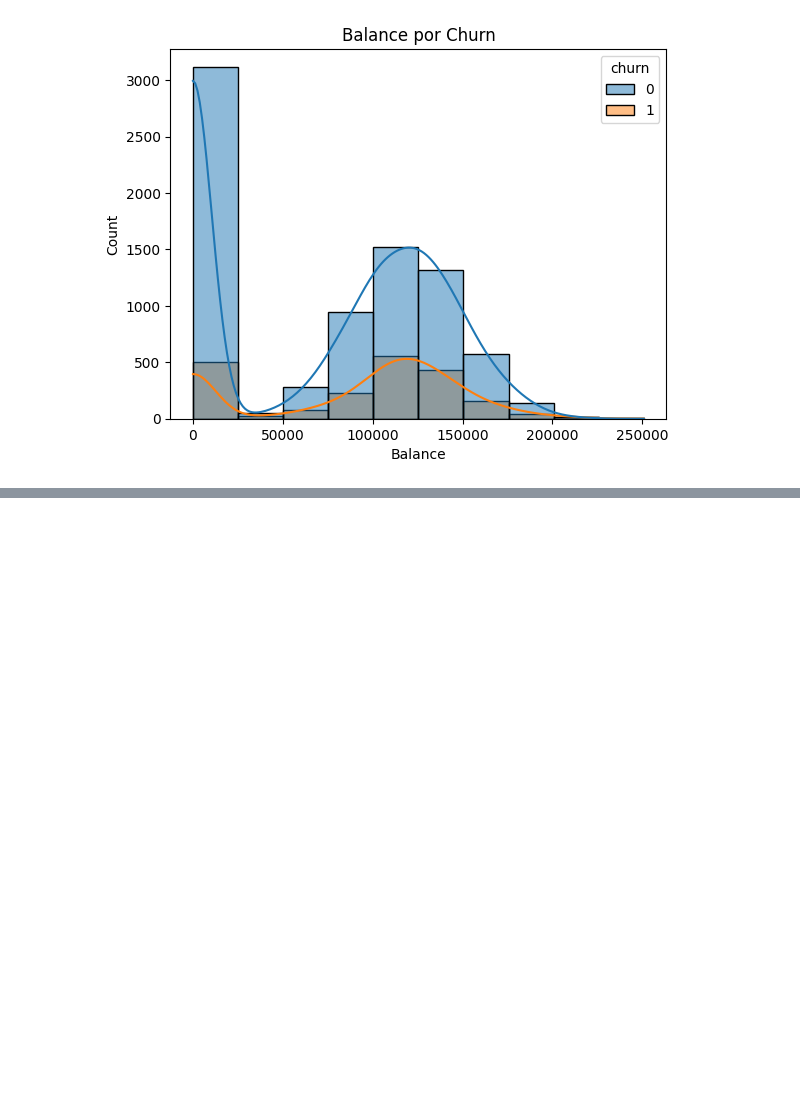
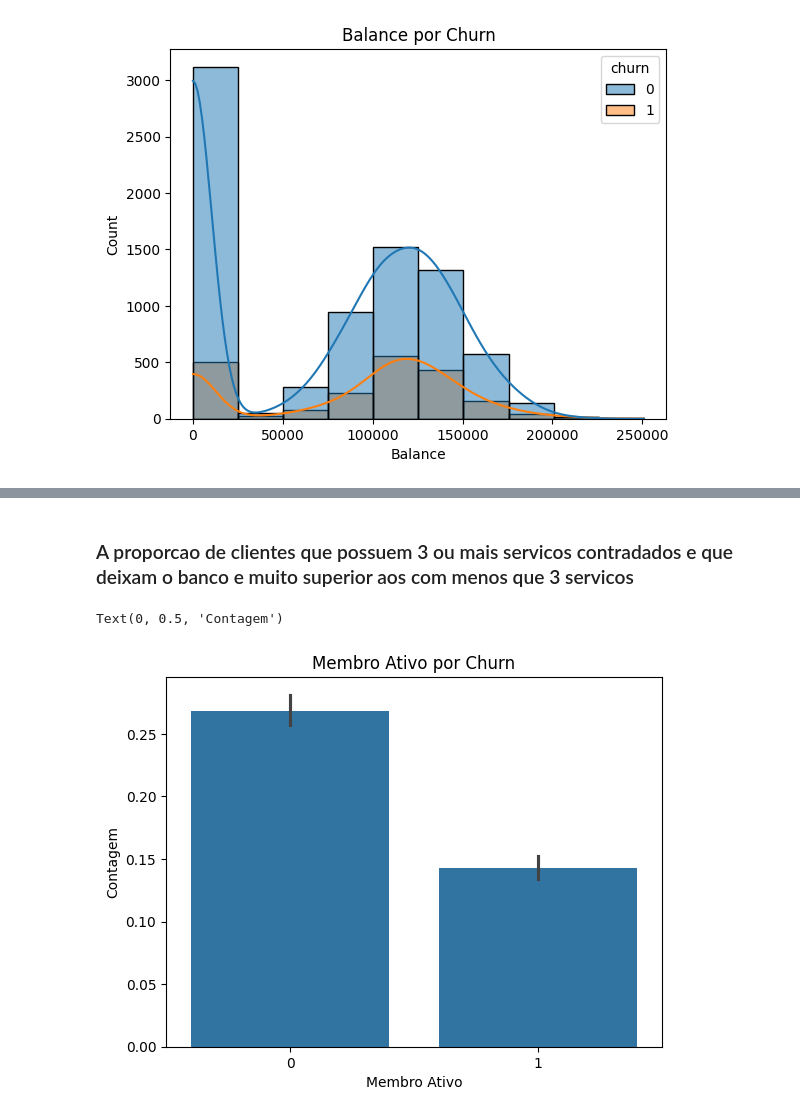
Before and after one commit to ReCroffi/bank-churn-prediction, a Jupyter notebook: notebooks/01_eda.ipynb, the cells around one changed output, grey strips where cells are left out. Saved outputs shown, nothing was run; the diff lists cells and outputs as text; code cells hidden in the pictures; blank space fills up the shorter version.

```diff
--- a/notebooks/01_eda.ipynb
+++ b/notebooks/01_eda.ipynb
@@ -130,0 +142,10 @@ Text(0.5, 0, 'Balance')
+# %% [markdown]
+### A proporcao de clientes que possuem 3 ou mais servicos contradados e que deixam o banco e muito superior aos com menos que 3 servicos
+# %%
+sns.barplot(x="active_member", y="churn", data=df)
+plt.title("Membro Ativo por Churn")
+plt.xlabel("Membro Ativo")
+plt.ylabel("Contagem")
+# %% [output]
+Text(0, 0.5, 'Contagem')
+[figure, added]
```
Also changed, not shown: parts of 8 cells of this notebook.
